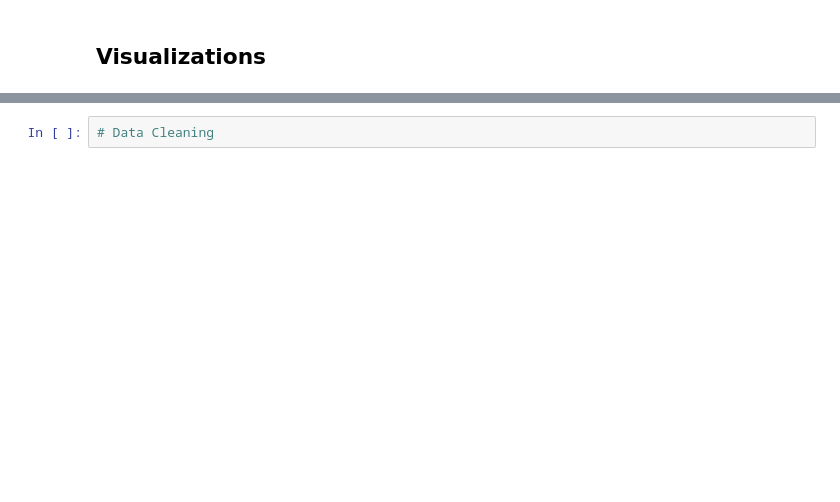
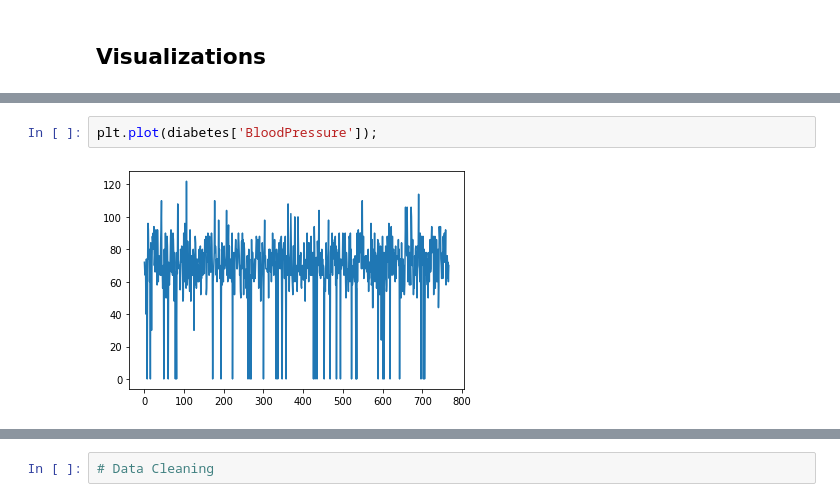
Before and after one commit to psalinas505/python-diabetes, a Jupyter notebook: Python_Diabetes_PS_NN_BB.ipynb, the cells around one changed output, grey strips where cells are left out. Saved outputs shown, nothing was run; the diff lists cells and outputs as text; blank space fills up the shorter version.

```diff
--- a/Python_Diabetes_PS_NN_BB.ipynb
+++ b/Python_Diabetes_PS_NN_BB.ipynb
@@ -99,0 +149,4 @@ diabetes2.head()
+# %%
+plt.plot(diabetes['BloodPressure']);
+# %% [output]
+[figure, added]
```
Also changed, not shown: parts of 31 cells of this notebook.
